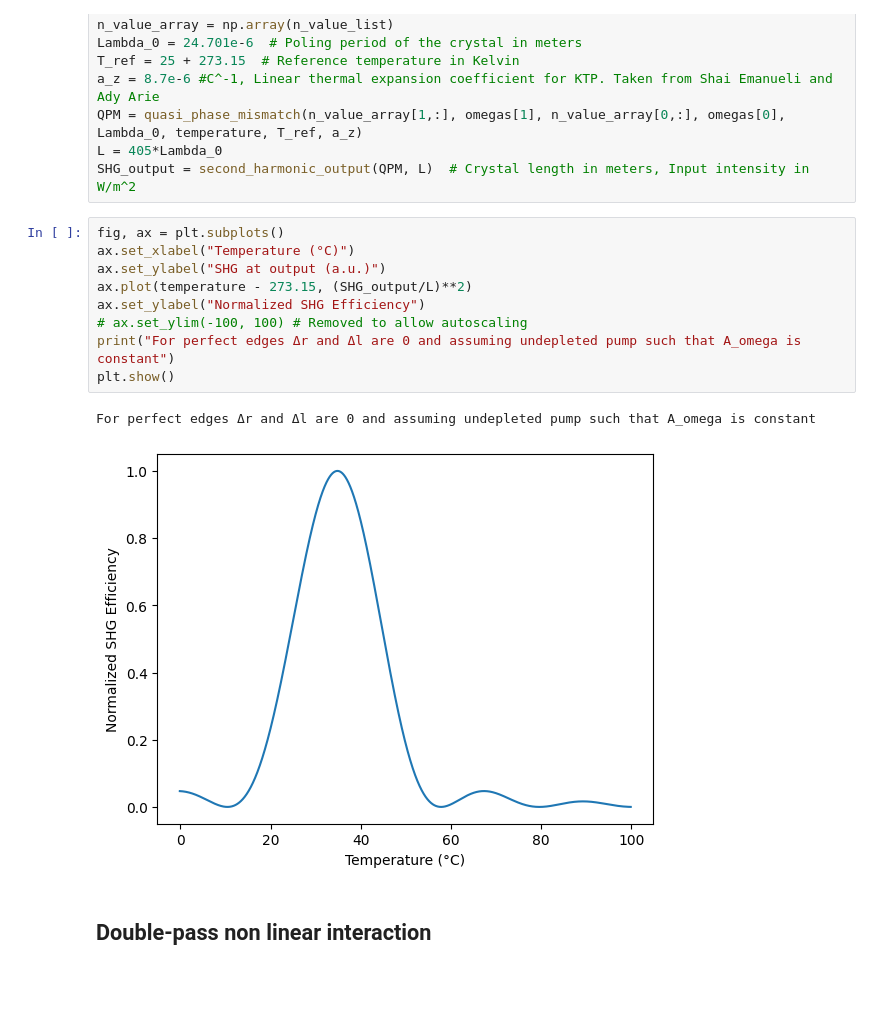
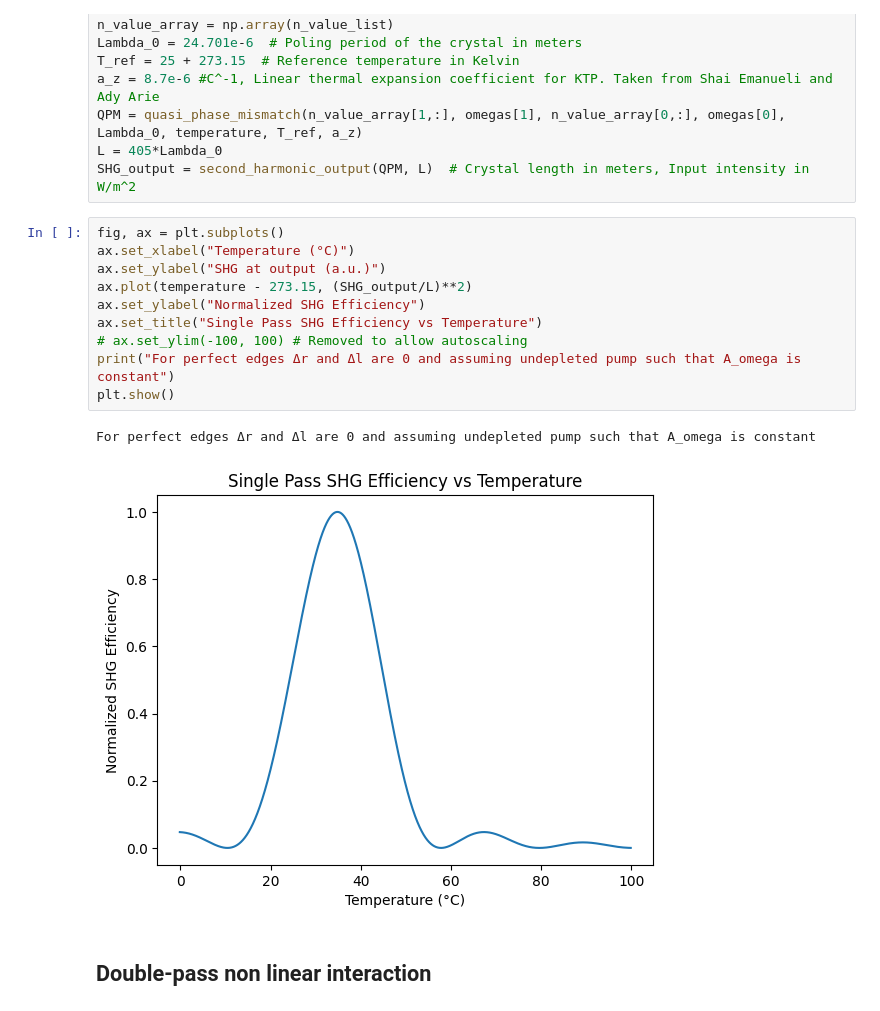
Before and after one commit to qpit/Eskild-Project-2026, a Jupyter notebook: main_document.ipynb, the cells around one changed output. Saved outputs shown, nothing was run; the diff lists cells and outputs as text; blank space fills up the shorter version.

```diff
--- a/main_document.ipynb
+++ b/main_document.ipynb
@@ -98,15 +98,16 @@ SHG_output = second_harmonic_output(QPM, L)  # Crystal length in meters, Input i
 # %%
 fig, ax = plt.subplots()
 ax.set_xlabel("Temperature (°C)")
 ax.set_ylabel("SHG at output (a.u.)")
 ax.plot(temperature - 273.15, (SHG_output/L)**2)
 ax.set_ylabel("Normalized SHG Efficiency")
+ax.set_title("Single Pass SHG Efficiency vs Temperature")
 # ax.set_ylim(-100, 100) # Removed to allow autoscaling
 print("For perfect edges Δr and Δl are 0 and assuming undepleted pump such that A_omega is constant")
 plt.show()
 # %% [output]
 For perfect edges Δr and Δl are 0 and assuming undepleted pump such that A_omega is constant
-[figure, old version]
+[figure, new version]
 # %% [markdown]
 ## Double-pass non linear interaction
 # %% [markdown]
```
Also changed, not shown: parts of 10 cells of this notebook, 1 other file.
